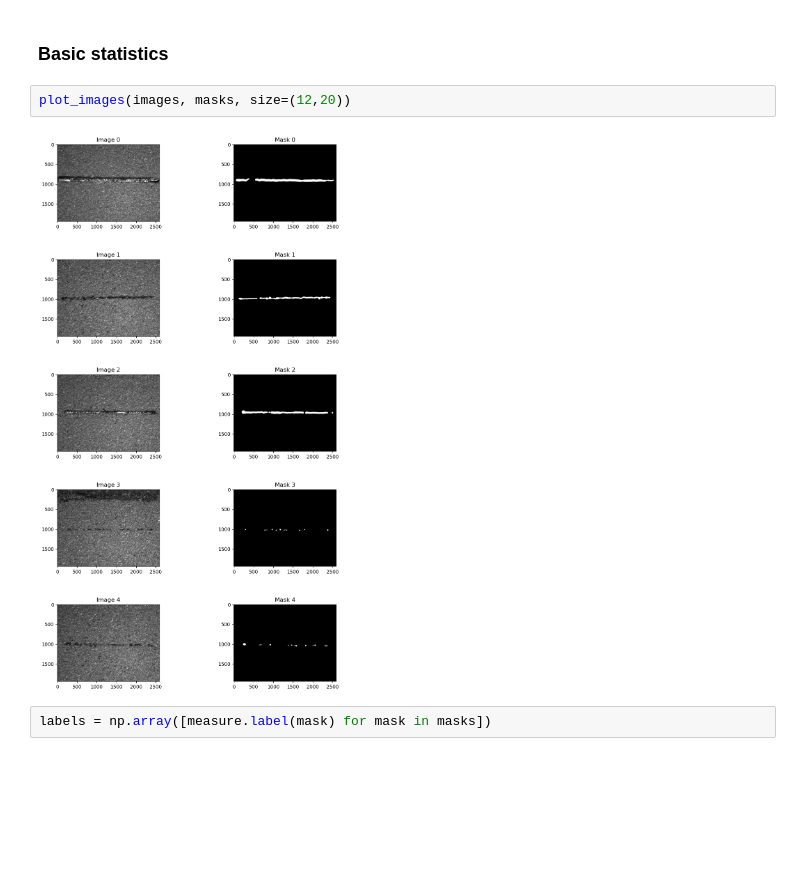
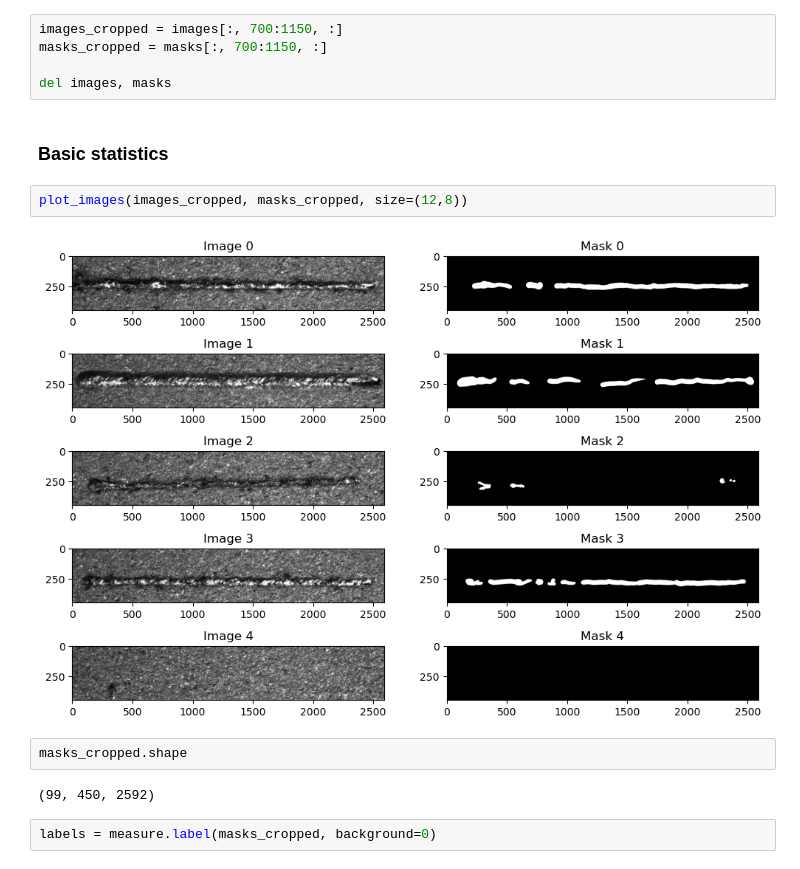
Before and after one commit to kenieveges/LPBF_Track_study, a Jupyter notebook: CNN_model/preprocessing.ipynb, the cells around one changed output. Cells and saved outputs as stored; diff of their text form; blank space fills up the shorter version.

Commit message:
Added mask and image processing

```diff
--- a/CNN_model/preprocessing.ipynb
+++ b/CNN_model/preprocessing.ipynb
@@ -90,8 +94,17 @@ def plot_labels(labels, images, n=5, size=(6, 10)):
+# %%
+images_cropped = images[:, 700:1150, :]
+masks_cropped = masks[:, 700:1150, :]
+
+del images, masks
 # %% [markdown]
 ### Basic statistics
 # %%
-plot_images(images, masks, size=(12,20))
+plot_images(images_cropped, masks_cropped, size=(12,8))
 # %% [output]
-[figure, old version]
+[figure, new version]
-# %%
-labels = np.array([measure.label(mask) for mask in masks])
+# %%
+masks_cropped.shape
+# %% [output]
+(99, 450, 2592)
+# %%
+labels = measure.label(masks_cropped, background=0)
```
Also changed, not shown: parts of 9 cells of this notebook.
